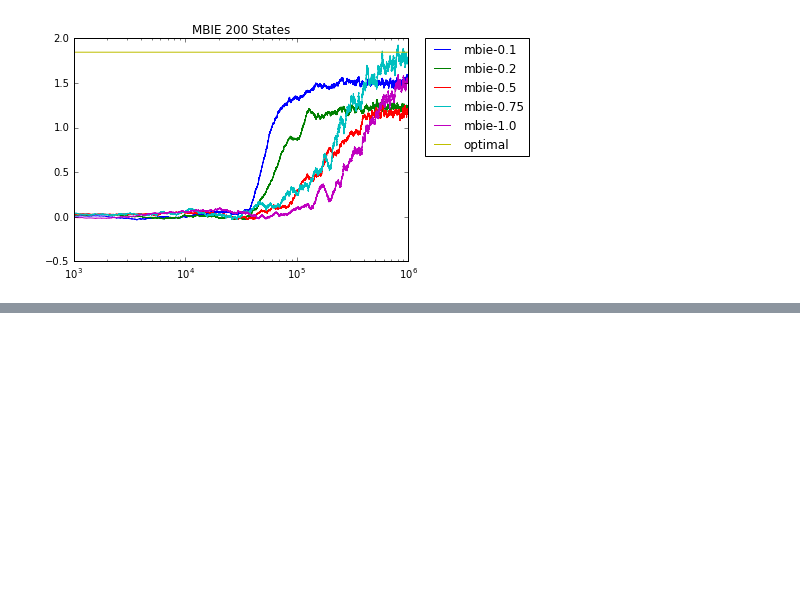
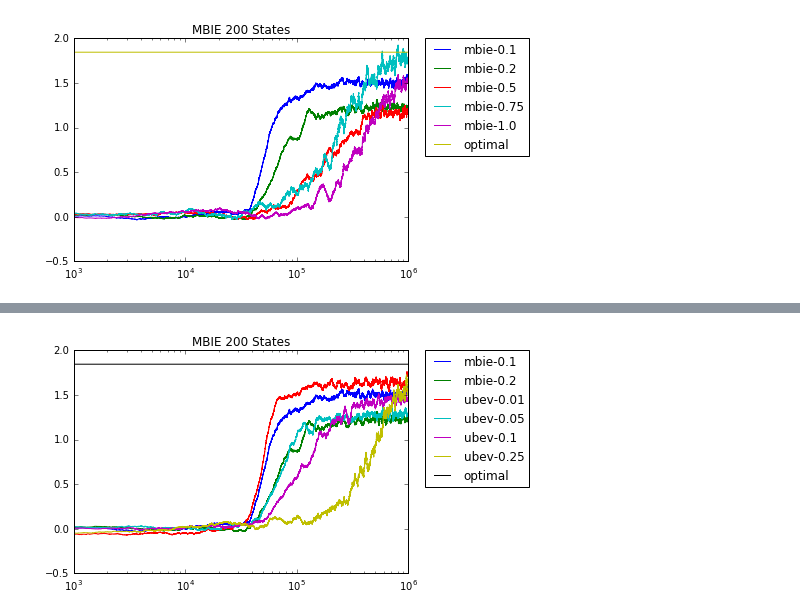
Before and after one commit to afcarl/TabularRLpp, a Jupyter notebook: visualization.ipynb, the cells around one changed output, grey strips where cells are left out. Drawn from its saved outputs; the diff is of its cells as text; code cells hidden in the pictures; blank space fills up the shorter version.

```diff
--- a/visualization.ipynb
+++ b/visualization.ipynb
@@ -60,0 +62,6 @@ draw_mean([ubev_1, ubev_5, ubev_10, ubev_25, ubev_50, ubev_100],
+# %%
+draw_mean([mbie_10, mbie_20, ubev_1, ubev_5, ubev_10, ubev_25],
+          ['mbie-0.1', 'mbie-0.2', 'ubev-0.01', 'ubev-0.05', 'ubev-0.1', 'ubev-0.25'],
+          optimal=5 * 0.995 ** 199, title='200 States')
+# %% [output]
+[figure, added]
```
Also changed, not shown: parts of 4 cells of this notebook, 1 other file.
